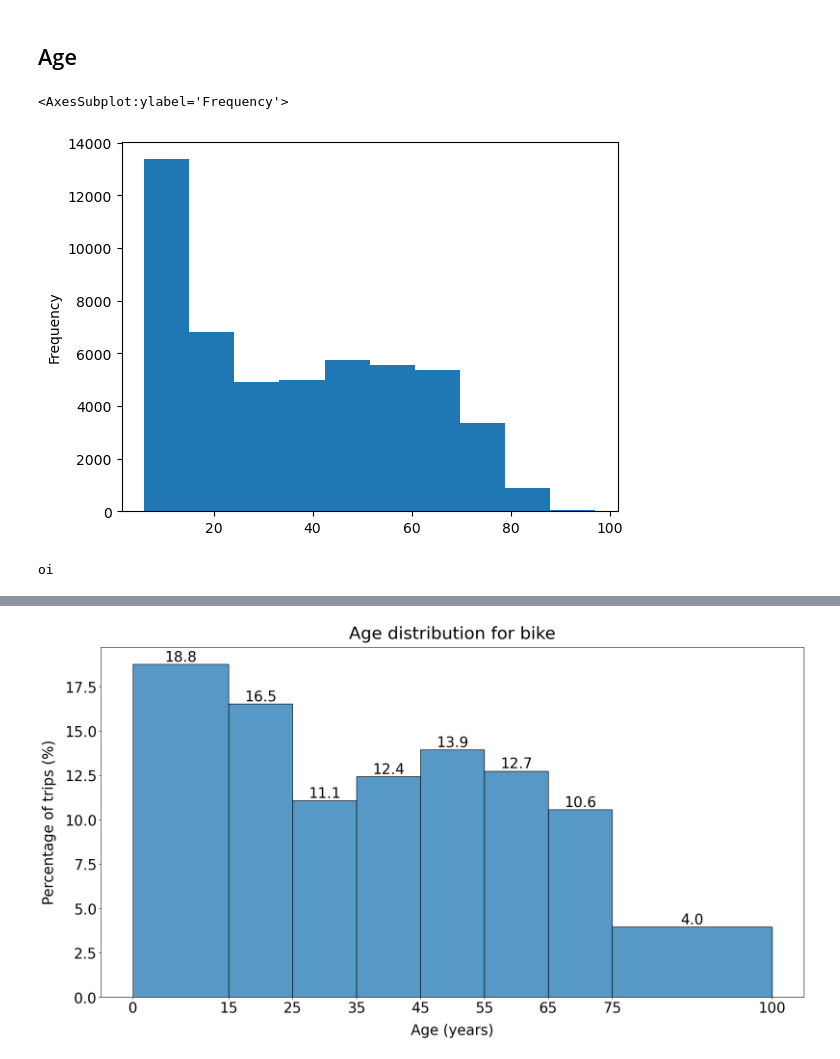
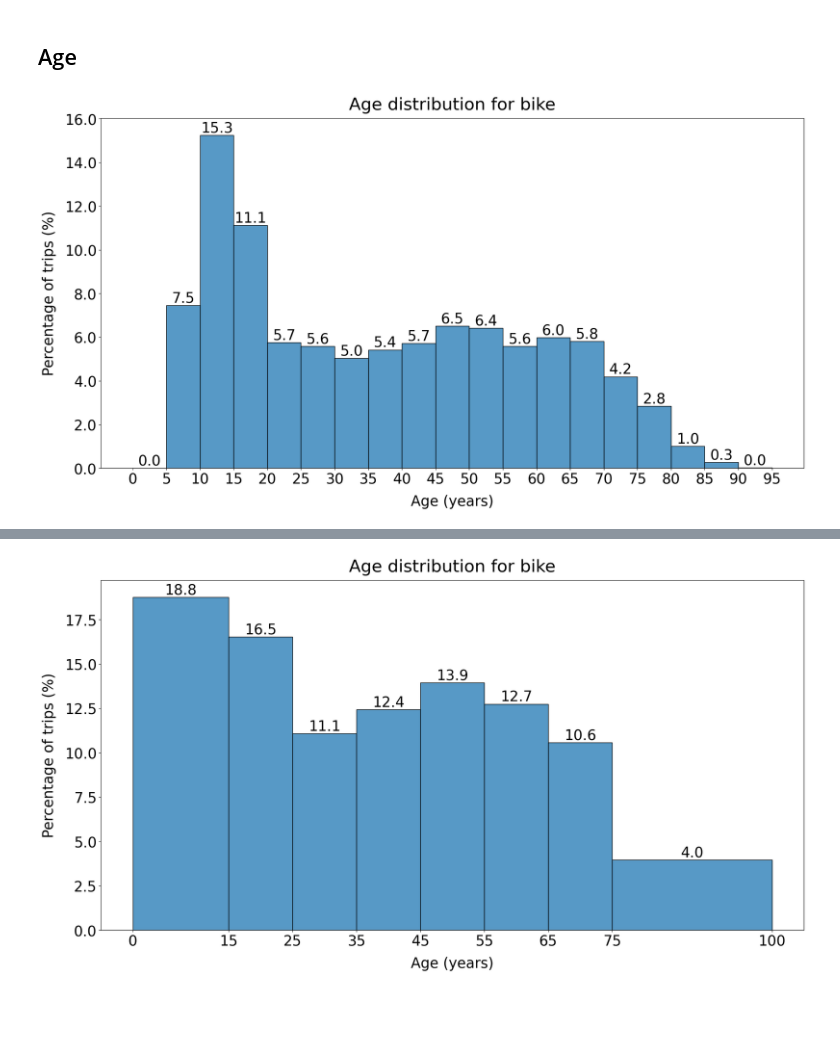
Before and after one commit to anayflima/bikesp-analysis, a Jupyter notebook: data_analysis/TravelSurvey/context_netherlands.ipynb, the cells around one changed output, grey strips where cells are left out. Cells and saved outputs as stored; diff of their text form; code cells hidden in the pictures; blank space fills up the shorter version.

```diff
--- a/data_analysis/TravelSurvey/context_netherlands.ipynb
+++ b/data_analysis/TravelSurvey/context_netherlands.ipynb
@@ -239,2 +147,3 @@ calculate_distribution(data, gender_column, factor_expansion_person, gender_inde
 # %%
-bike_trips = data[data[mode_column] == '5']
+bike_trips = tsa.get_specific_mode_trips(data, mode_column, ['5'])
+bike_trips
@@ -262,8 +179,3 @@ calculate_distribution(bike_trips, gender_column, factor_expansion_trip, gender_
 ## Age
 # %%
 age_column = 'Leeftijd'
-# %%
-bike_trips[age_column].plot(kind='hist')
-# %% [output]
-<AxesSubplot:ylabel='Frequency'>
-[figure, removed]
@@ -299,5 +181,0 @@ def plot_histogram_age_with_expansion_factor(trips, variable_column = 'IDADE', e
-# %%
-if 'olá':
-    print('oi')
-# %% [output]
-oi
@@ -313,0 +182,6 @@ oi
+# %%
+list_bins = list(range(0,100,5))
+tsa.plot_histogram_age(bike_trips, age_column, expansion_factor = False,
+                       list_bins = list_bins, mode = 'bike')
+# %% [output]
+[figure, added]
```
Also changed, not shown: parts of 95 cells of this notebook.
